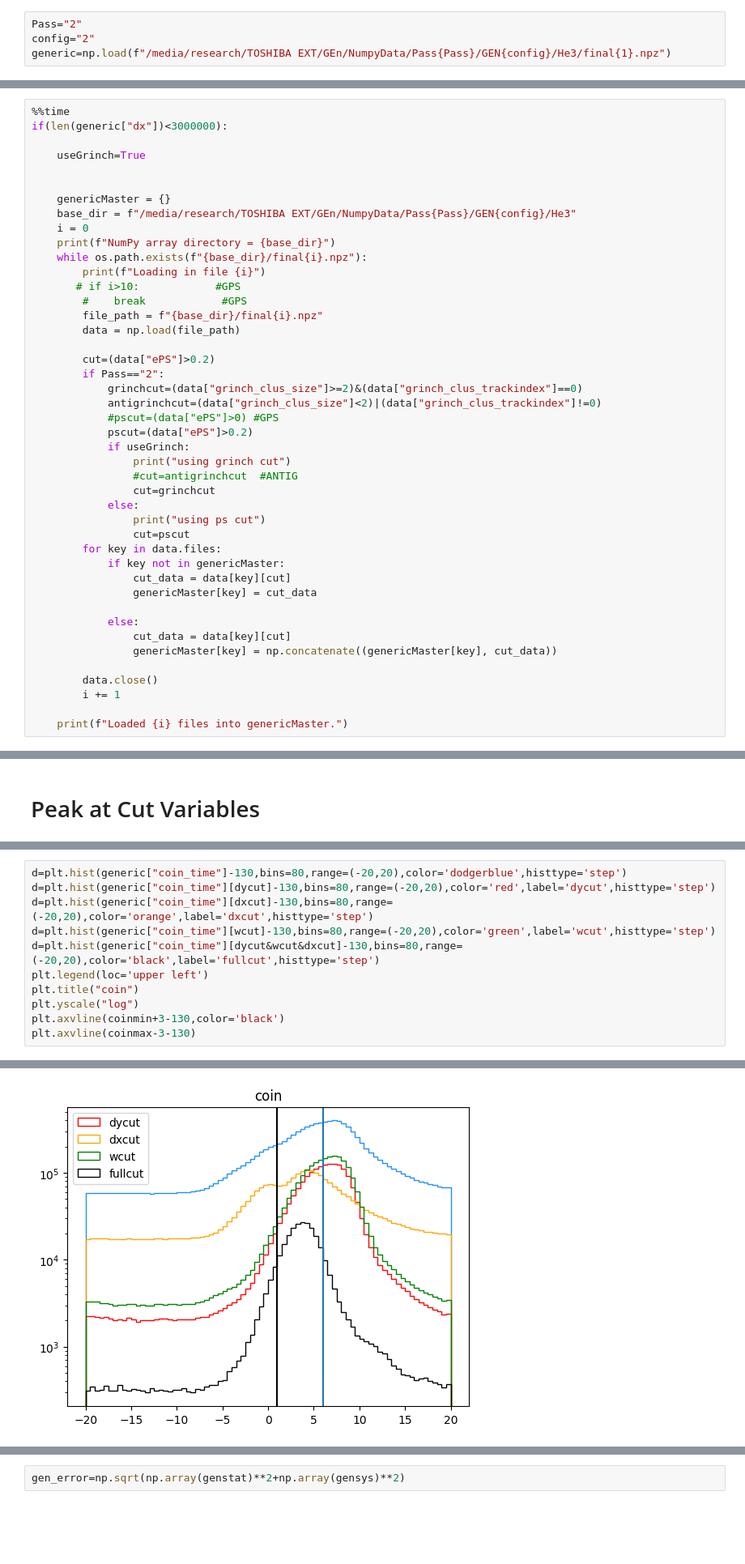
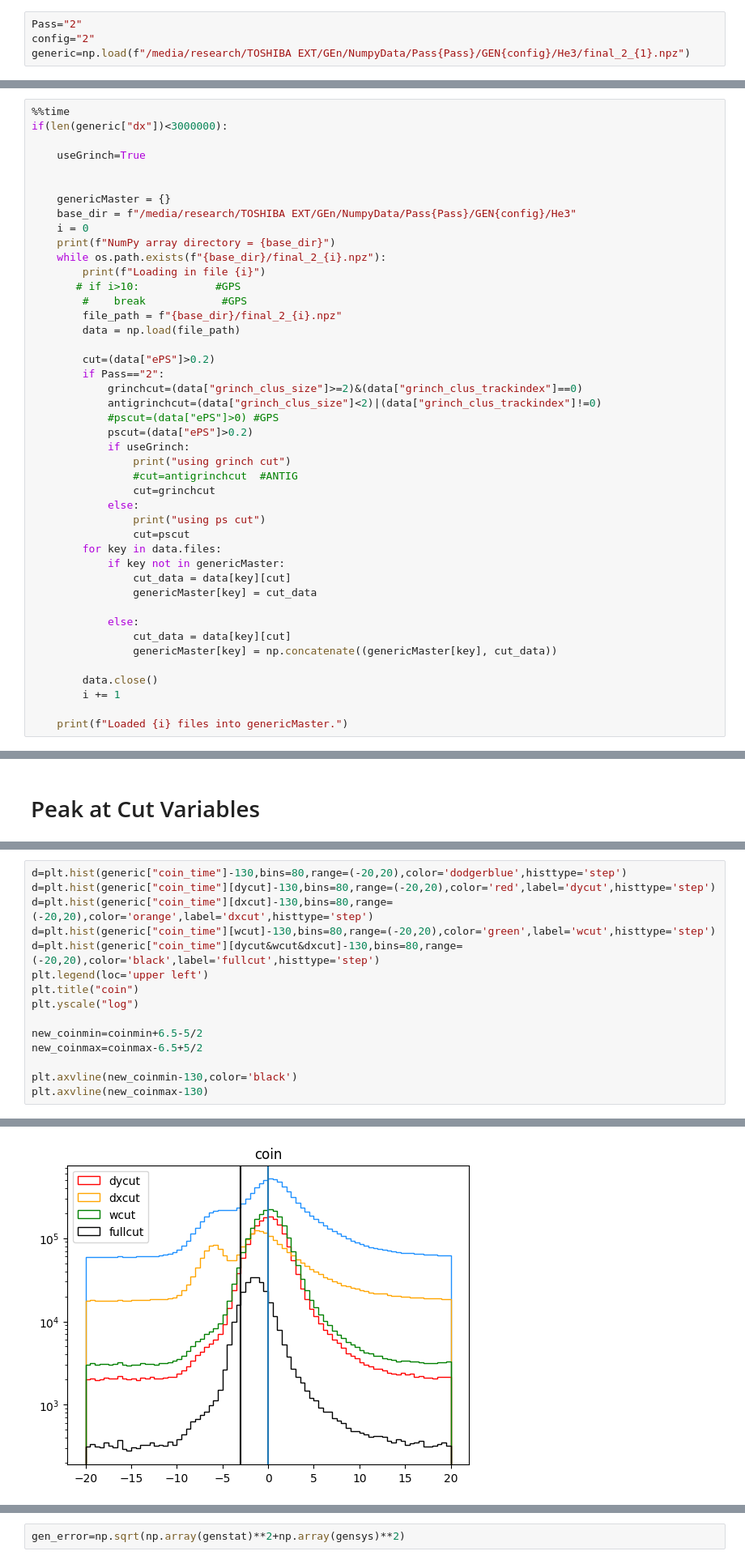
Before and after one commit to hp4xz/GEnAnalysis, a Jupyter notebook: analysis-pass2/2_Consolidated_Analysis_kin2.ipynb, the cells around one changed output, grey strips where cells are left out. Shown at 81% size. Drawn from its saved outputs; the diff is of its cells as text; blank space fills up the shorter version.

```diff
--- a/analysis-pass2/2_Consolidated_Analysis_kin2.ipynb
+++ b/analysis-pass2/2_Consolidated_Analysis_kin2.ipynb
@@ -41,7 +41,7 @@ Welcome to JupyROOT 6.26/06
 # %%
 Pass="2"
 config="2"
-generic=np.load(f"/media/research/TOSHIBA EXT/GEn/NumpyData/Pass{Pass}/GEN{config}/He3/final{1}.npz")
+generic=np.load(f"/media/research/TOSHIBA EXT/GEn/NumpyData/Pass{Pass}/GEN{config}/He3/final_2_{1}.npz")
 # %%
 W2min=CONFIG.Function_JSON("W2min",f"../config/Pass{Pass}/cuts{config}.cfg")
 W2max=CONFIG.Function_JSON("W2max",f"../config/Pass{Pass}/cuts{config}.cfg")
@@ -171,11 +186,11 @@ if(len(generic["dx"])<3000000):
     base_dir = f"/media/research/TOSHIBA EXT/GEn/NumpyData/Pass{Pass}/GEN{config}/He3"
     i = 0
     print(f"NumPy array directory = {base_dir}")
-    while os.path.exists(f"{base_dir}/final{i}.npz"):
+    while os.path.exists(f"{base_dir}/final_2_{i}.npz"):
         print(f"Loading in file {i}")
        # if i>10:            #GPS
         #    break            #GPS
-        file_path = f"{base_dir}/final{i}.npz"
+        file_path = f"{base_dir}/final_2_{i}.npz"
         data = np.load(file_path)
 
         cut=(data["ePS"]>0.2)
@@ -343,14 +361,18 @@ plt.axvline(dxmax)
 # %%
 d=plt.hist(generic["coin_time"]-130,bins=80,range=(-20,20),color='dodgerblue',histtype='step')
 d=plt.hist(generic["coin_time"][dycut]-130,bins=80,range=(-20,20),color='red',label='dycut',histtype='step')
 d=plt.hist(generic["coin_time"][dxcut]-130,bins=80,range=(-20,20),color='orange',label='dxcut',histtype='step')
 d=plt.hist(generic["coin_time"][wcut]-130,bins=80,range=(-20,20),color='green',label='wcut',histtype='step')
 d=plt.hist(generic["coin_time"][dycut&wcut&dxcut]-130,bins=80,range=(-20,20),color='black',label='fullcut',histtype='step')
 plt.legend(loc='upper left')
 plt.title("coin")
 plt.yscale("log")
-plt.axvline(coinmin+3-130,color='black')
-plt.axvline(coinmax-3-130)
+
+new_coinmin=coinmin+6.5-5/2
+new_coinmax=coinmax-6.5+5/2
+
+plt.axvline(new_coinmin-130,color='black')
+plt.axvline(new_coinmax-130)
 # %% [output]
 <matplotlib.lines.Line2D at 0x...>
-[figure, old version]
+[figure, new version]
```
Also changed, not shown: parts of 25 cells of this notebook, 47 other files.
